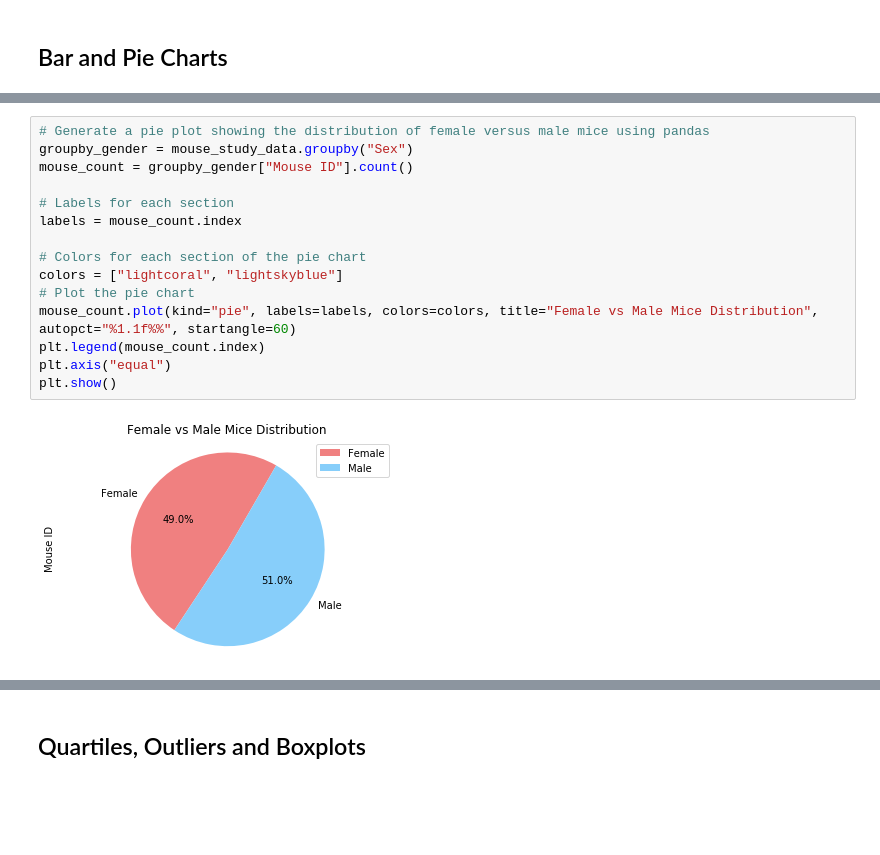
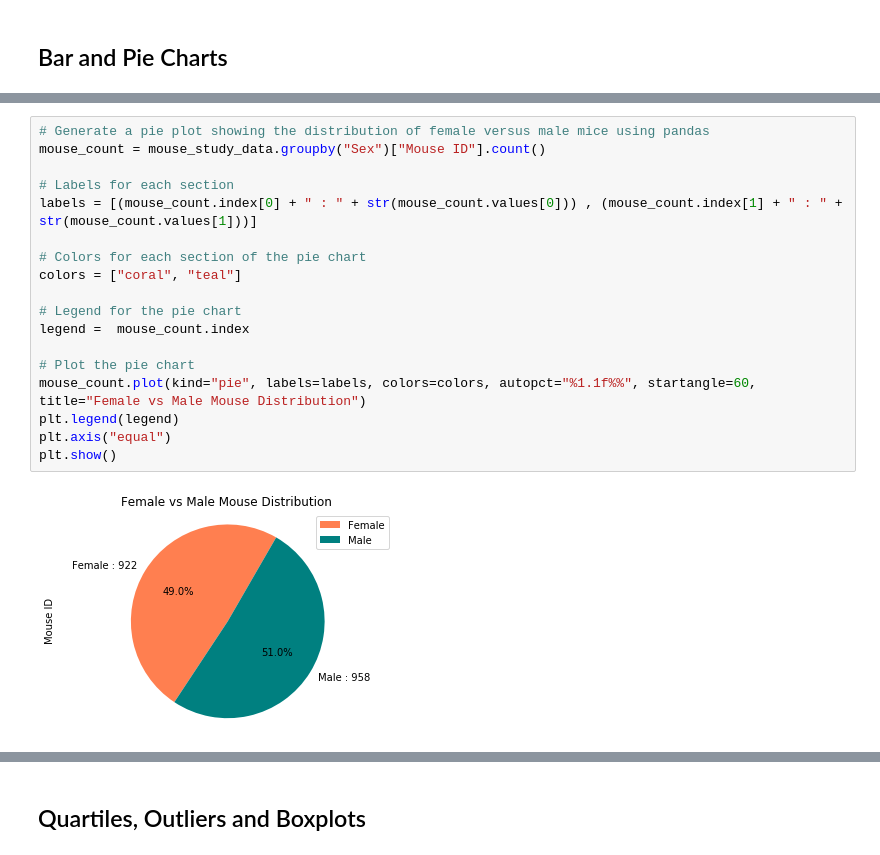
Before and after one commit to rshmnkgit/Matplot_Challenge, a Jupyter notebook: Pymaceuticals/pymaceuticals_starter.ipynb, the cells around one changed output, grey strips where cells are left out. Cells and saved outputs as stored; diff of their text form; blank space fills up the shorter version.

```diff
--- a/Pymaceuticals/pymaceuticals_starter.ipynb
+++ b/Pymaceuticals/pymaceuticals_starter.ipynb
@@ -183,20 +202,23 @@ plt.show()
 [figure]
 # %%
 # Generate a pie plot showing the distribution of female versus male mice using pandas
-groupby_gender = mouse_study_data.groupby("Sex")
-mouse_count = groupby_gender["Mouse ID"].count()
+mouse_count = mouse_study_data.groupby("Sex")["Mouse ID"].count()
 
 # Labels for each section
-labels = mouse_count.index
+labels = [(mouse_count.index[0] + " : " + str(mouse_count.values[0])) , (mouse_count.index[1] + " : " + str(mouse_count.values[1]))]
 
 # Colors for each section of the pie chart
-colors = ["lightcoral", "lightskyblue"]
+colors = ["coral", "teal"]
+
+# Legend for the pie chart
+legend =  mouse_count.index
+
 # Plot the pie chart
-mouse_count.plot(kind="pie", labels=labels, colors=colors, title="Female vs Male Mice Distribution", autopct="%1.1f%%", startangle=60)
-plt.legend(mouse_count.index)
+mouse_count.plot(kind="pie", labels=labels, colors=colors, autopct="%1.1f%%", startangle=60, title="Female vs Male Mouse Distribution")
+plt.legend(legend)
 plt.axis("equal")
 plt.show()
 # %% [output]
-[figure, old version]
+[figure, new version]
 # %%
 # Generate a pie plot showing the distribution of female versus male mice using pyplot
```
Also changed, not shown: parts of 21 cells of this notebook, 6 other files.
